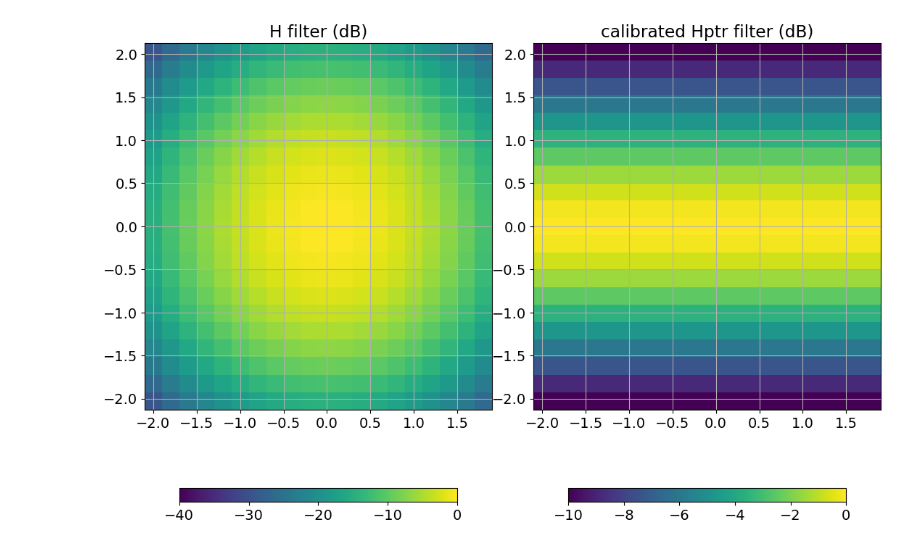
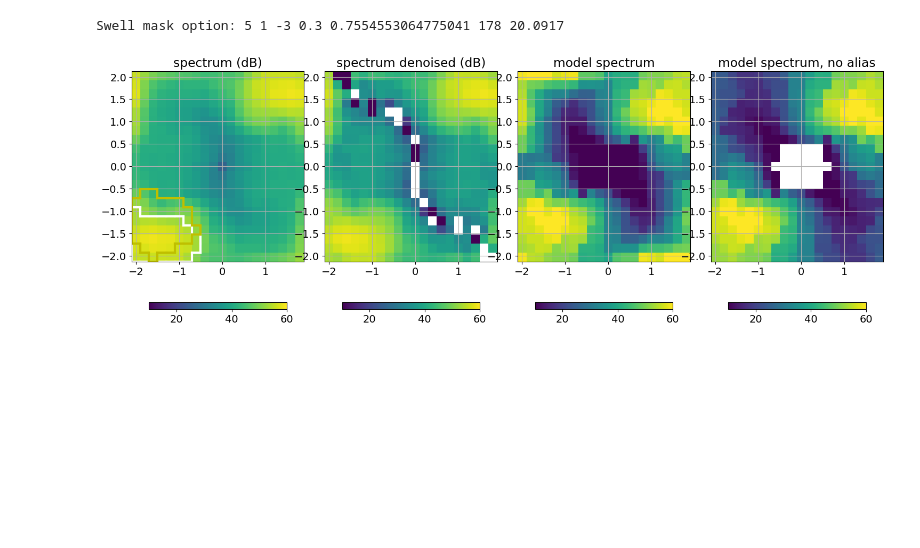
Before and after one commit to ardhuin/swellSWOT, a Jupyter notebook: analysis_track.ipynb, the cells around one changed output. Saved outputs shown, nothing was run; the diff lists cells and outputs as text; code cells hidden in the pictures; blank space fills up the shorter version.

```diff
--- a/analysis_track.ipynb
+++ b/analysis_track.ipynb
@@ -261,3 +224,61 @@ TEST: 5 1 -3 0.3 0.6645580080326702 116 17.586231
+# %%
+# Checks a few things on masks
+
+# selects one file at a given latitude:
+file_box='ANIMATION/SWOT_swell_spectra_545_010_left_41.00S.npz'
+#file_box='ANIMATION/SWOT_swell_spectra_550_017_left_30.00S.npz'
+#lonlat=f'{abs(latc):05.2f}'+hemiNS[int(np.sign(latc))]
+#filetag='SWOT_'+cycle+'_'+tracks+'_'+side+'_'+days+'_'+lonlat
+
+data = np.load(file_box,allow_pickle=True)
+for k in data.keys():
+    exec(k+' = data["'+k+'"]')
+
+dlat=np.sin(-trackangle*np.pi/180)
+
+amask2,bmask2=swell.SWOTdefine_swell_mask_simple(E_WW3_noa_H2/HH2,coh,ang,sig0mean,dlat,kx2,ky2,mask_choice=-3)
+#amask2,bmask2=SWOTdefine_swell_mask_simple(E_SWOT/HH2,coh,ang,sig0mean,dlat,kx2,ky2,mask_choice=1)
+
+vertices=swell.SWOTspec_mask_polygon(E_SWOT,amask)
+vertices2=swell.SWOTspec_mask_polygon(E_SWOT,amask2)
+
+fig, ax = plt.subplots(nrows=1, ncols=4,figsize=(15,6))
+plt.subplots_adjust(left=0.05,bottom=0.07, top=0.92,wspace=0.12,right=0.99)
+im=ax[0].pcolormesh(kx2*1000,ky2*1000,10*np.log10(E_SWOT/HH2),cmap='viridis',rasterized=True,vmin=10, vmax=60)
+_=plt.colorbar(im,ax=ax[0],label='', location='bottom',shrink=0.8)
+_=ax[0].set_title('spectrum (dB)')
+
+dkx=kx2[0,1]-kx2[0,0]
+dky=ky2[1,0]-ky2[0,0]
+for ind in range(len(vertices) // 4):
+           xy2=np.asfarray(vertices[ind*4:(ind+1)*4])
+           ax[0].plot(kx2[0,0]*1000+1000*dkx*xy2[0:2],ky2[0,0]*1000+1000*dky*xy2[2:4], color='w',lw=3)
+
+for ind in range(len(vertices2) // 4):
+           xy2=np.asfarray(vertices2[ind*4:(ind+1)*4])
+           ax[0].plot(kx2[0,0]*1000+1000*dkx*xy2[0:2],ky2[0,0]*1000+1000*dky*xy2[2:4], color='y',lw=3)
+
+
+Ekth,kn1,theta1,Eta_SWOT_nonoise=swell.SWOT_denoise_isotropic(E_SWOT/HH2,kx2,ky2)
+
+
+im=ax[1].pcolormesh(kx2*1000,ky2*1000,10*np.log10(Eta_SWOT_nonoise),cmap='viridis',rasterized=True,vmin=10, vmax=60)
+_=plt.colorbar(im,ax=ax[1],label='', location='bottom',shrink=0.8)
+_=ax[1].set_title('spectrum denoised (dB)')
+
+im=ax[2].pcolormesh(kx2*1000,ky2*1000,10*np.log10(E_WW3_obp_H2/HH2),cmap='viridis',rasterized=True,vmin=10, vmax=60)
+_=plt.colorbar(im,ax=ax[2],label='', location='bottom',shrink=0.8)
+_=ax[2].set_title('model spectrum')
+
+im=ax[3].pcolormesh(kx2*1000,ky2*1000,10*np.log10(E_WW3_noa_H2/HH2),cmap='viridis',rasterized=True,vmin=10, vmax=60)
+_=plt.colorbar(im,ax=ax[3],label='', location='bottom',shrink=0.8)
+_=ax[3].set_title('model spectrum, no alias')
+
+
+plt.show()
+# %% [output]
+Swell mask option: 5 1 -3 0.3 0.7554553064775041 178 20.0917
+[figure, added]
 # %%
 # Checks a few things on filters
 fig, ax = plt.subplots(nrows=1, ncols=2,figsize=(10.8,8.5))
@@ -266,13 +287,13 @@ im=ax[0].pcolormesh(kx2*1000,ky2*1000,10*np.log10(HH),cmap='viridis',rasterized=
 _=plt.colorbar(im,ax=ax[0],label='', location='bottom',shrink=0.8)
 _=ax[0].set_title('H filter (dB)')
 
+Hazc = np.exp(-(ky2/kc)**2)
 
-im=ax[1].pcolormesh(kx2*1000,ky2*1000,10*np.log10(HH3/HH),cmap='viridis',rasterized=True,vmin=-10, vmax=0)
+Hptr=np.sqrt(HH3/(HH*Hazc))
+im=ax[1].pcolormesh(kx2*1000,ky2*1000,10*np.log10(Hptr*Hazc),cmap='viridis',rasterized=True,vmin=-10, vmax=0)
 _=plt.colorbar(im,ax=ax[1],label='', location='bottom',shrink=0.8)
-_=ax[1].set_title('calibrated Hptr filter (dB)')
+_=ax[1].set_title('Hptr x Hazc filter (dB)')
 plt.show()
-# %% [output]
-[figure, removed]
 # %%
 # Checks a few things on filters
 fig, ax = plt.subplots(nrows=1, ncols=2,figsize=(10.8,8.5))
```
Also changed, not shown: parts of 3 cells of this notebook, 4 other files.
